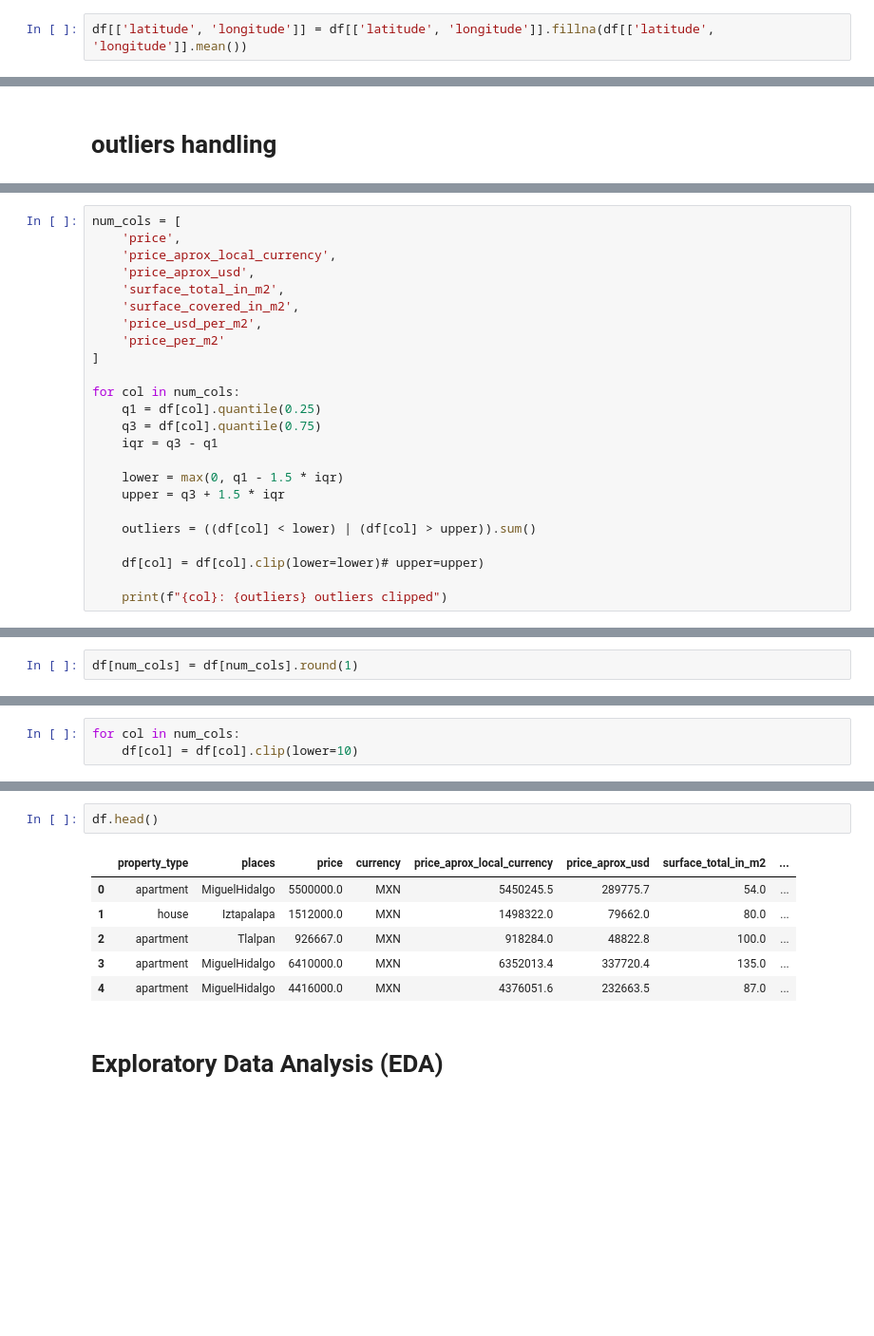
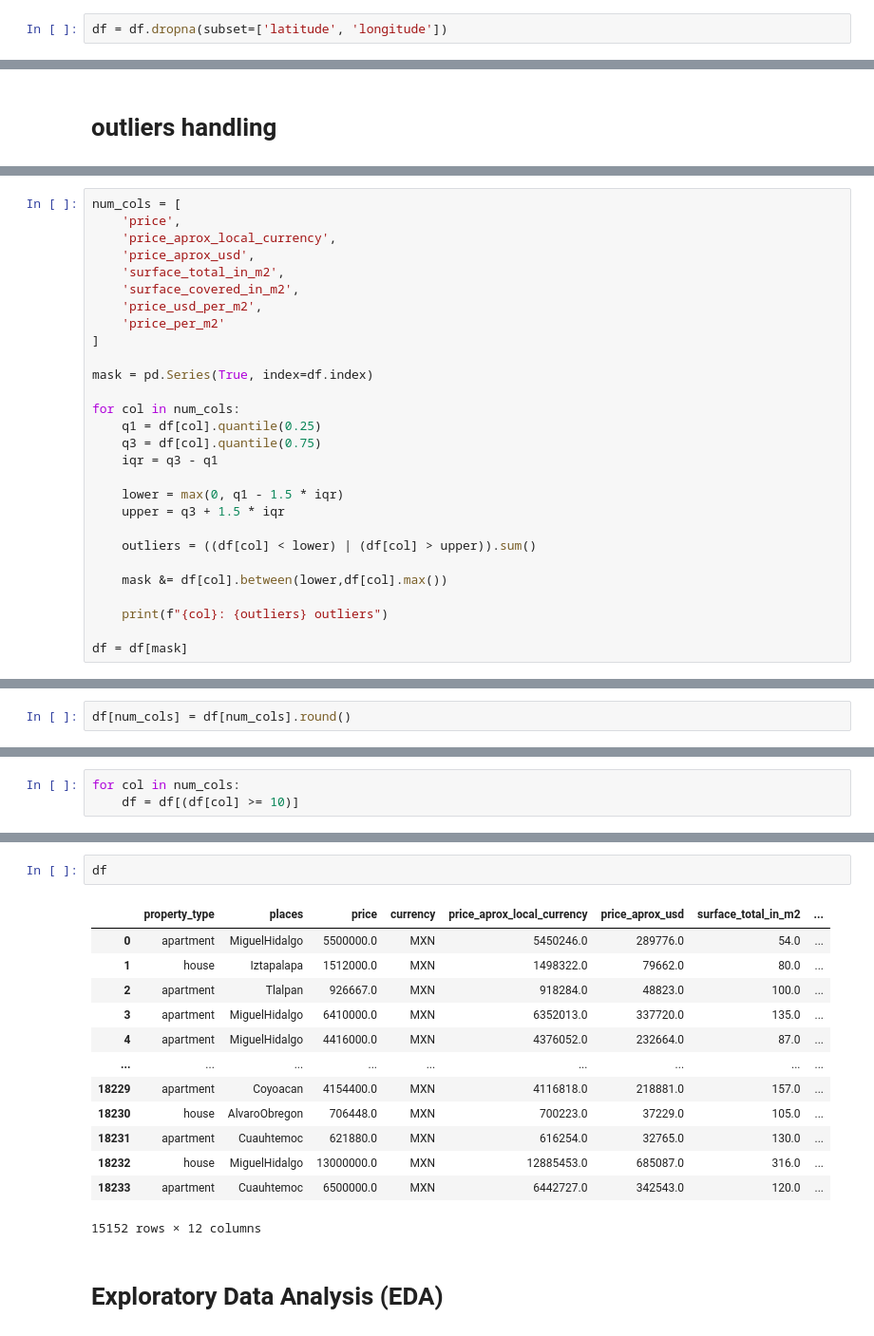
Before and after one commit to Basuoinyam/SIC_P1, a Jupyter notebook: notebooks/clean_script.ipynb, the cells around one changed output, grey strips where cells are left out. Shown at 95% size. Cells and saved outputs as stored; diff of their text form; blank space fills up the shorter version.

```diff
--- a/notebooks/clean_script.ipynb
+++ b/notebooks/clean_script.ipynb
@@ -86,7 +86,7 @@ latitude                      103
 longitude                     103
 dtype: int64
 # %%
-df[['latitude', 'longitude']] = df[['latitude', 'longitude']].fillna(df[['latitude', 'longitude']].mean())
+df = df.dropna(subset=['latitude', 'longitude'])
 # %%
 df.head()
 # %% [output]
@@ -133,6 +133,8 @@ num_cols = [
     'price_per_m2'
 ]
 
+mask = pd.Series(True, index=df.index)
+
 for col in num_cols:
     q1 = df[col].quantile(0.25)
     q3 = df[col].quantile(0.75)
@@ -143,7 +145,9 @@ for col in num_cols:
 
     outliers = ((df[col] < lower) | (df[col] > upper)).sum()
 
-    df[col] = df[col].clip(lower=lower)# upper=upper)
+    mask &= df[col].between(lower,df[col].max())
 
-    print(f"{col}: {outliers} outliers clipped")
+    print(f"{col}: {outliers} outliers")
+
+df = df[mask]
 # %% [output]
@@ -164,3 +165,3 @@ df.shape
 # %%
-df[num_cols] = df[num_cols].round(1)
+df[num_cols] = df[num_cols].round()
 # %%
@@ -188,7 +189,7 @@ price_per_m2                  0
 dtype: int64
 # %%
 for col in num_cols:
-    df[col] = df[col].clip(lower=10)
+    df = df[(df[col] >= 10)]
 # %%
 df.describe().round()
 # %% [output]
@@ -204,11 +205,18 @@ df.describe().round()
 # %%
-df.head()
+df
 # %% [output]
 |  | property_type | places | price | currency | price_aprox_local_currency | price_aprox_usd | surface_total_in_m2 | ... |
-| 0 | apartment | MiguelHidalgo | 5500000.0 | MXN | 5450245.5 | 289775.7 | 54.0 | ... |
+| 0 | apartment | MiguelHidalgo | 5500000.0 | MXN | 5450246.0 | 289776.0 | 54.0 | ... |
 | 1 | house | Iztapalapa | 1512000.0 | MXN | 1498322.0 | 79662.0 | 80.0 | ... |
-| 2 | apartment | Tlalpan | 926667.0 | MXN | 918284.0 | 48822.8 | 100.0 | ... |
-| 3 | apartment | MiguelHidalgo | 6410000.0 | MXN | 6352013.4 | 337720.4 | 135.0 | ... |
-| 4 | apartment | MiguelHidalgo | 4416000.0 | MXN | 4376051.6 | 232663.5 | 87.0 | ... |
+| 2 | apartment | Tlalpan | 926667.0 | MXN | 918284.0 | 48823.0 | 100.0 | ... |
+| 3 | apartment | MiguelHidalgo | 6410000.0 | MXN | 6352013.0 | 337720.0 | 135.0 | ... |
+| 4 | apartment | MiguelHidalgo | 4416000.0 | MXN | 4376052.0 | 232664.0 | 87.0 | ... |
+| ... | ... | ... | ... | ... | ... | ... | ... | ... |
+| 18229 | apartment | Coyoacan | 4154400.0 | MXN | 4116818.0 | 218881.0 | 157.0 | ... |
+| 18230 | house | AlvaroObregon | 706448.0 | MXN | 700223.0 | 37229.0 | 105.0 | ... |
+| 18231 | apartment | Cuauhtemoc | 621880.0 | MXN | 616254.0 | 32765.0 | 130.0 | ... |
+| 18232 | house | MiguelHidalgo | 13000000.0 | MXN | 12885453.0 | 685087.0 | 316.0 | ... |
+| 18233 | apartment | Cuauhtemoc | 6500000.0 | MXN | 6442727.0 | 342543.0 | 120.0 | ... |
+15152 rows × 12 columns
 # %% [markdown]
 # **Exploratory Data Analysis (EDA)**
```
Also changed, not shown: parts of 36 cells of this notebook, 2 other files.
